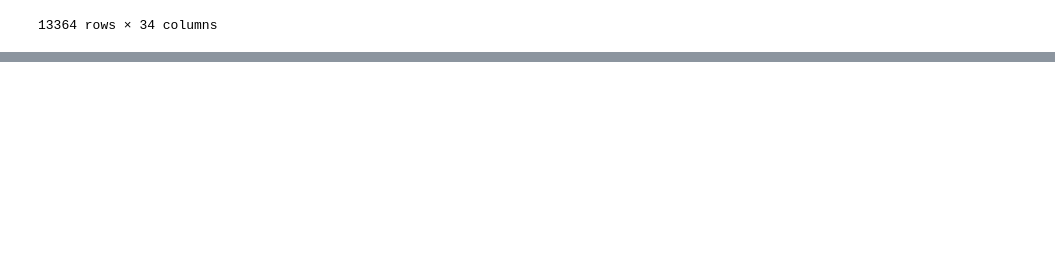
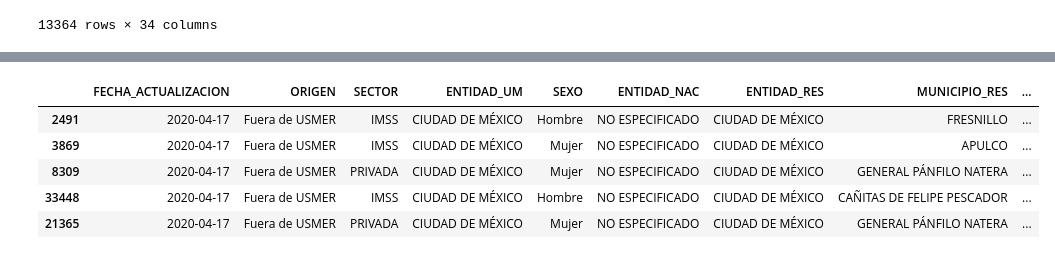
Before and after one commit to Monica-mcm/COVID_19_Analysis_Mexico_Project, a Jupyter notebook: COVID19MEX_CLEAN.ipynb, the cells around one changed output, grey strips where cells are left out. Drawn from its saved outputs; the diff is of its cells as text; code cells hidden in the pictures; blank space fills up the shorter version.

```diff
--- a/COVID19MEX_CLEAN.ipynb
+++ b/COVID19MEX_CLEAN.ipynb
@@ -177,6 +161,7 @@ UCI                            object
 dtype: object
 # %%
 sorted_df=covid19_df.sort_values(by='FECHA_INGRESO',ascending=True)
+pd.set_option('display.max_columns', None)
 sorted_df
 # %% [output]
 |  | FECHA_ACTUALIZACION | ORIGEN | SECTOR | ENTIDAD_UM | SEXO | ENTIDAD_NAC | ENTIDAD_RES | MUNICIPIO_RES | ... |
@@ -276,3 +261,12 @@ sorted_df.loc[(sorted_df["RESULTADO"]=="Resultado pendiente")|(sorted_df["RESULT
 | 33002 | 2020-04-17 | Fuera de USMER | SSA | JALISCO | Hombre | JALISCO | JALISCO | RÍO GRANDE | ... |
 | 11208 | 2020-04-17 | Fuera de USMER | IMSS | QUERÉTARO | Hombre | TAMAULIPAS | QUERÉTARO | GENERAL FRANCISCO R. MURGUÍA | ... |
 | 9868 | 2020-04-17 | Fuera de USMER | IMSS | COAHUILA DE ZARAGOZA | Hombre | PUEBLA | CIUDAD DE MÉXICO | EL PLATEADO DE JOAQUÍN AMARO | ... |
+# %%
+sorted_df.loc[sorted_df["ENTIDAD_RES"]=="CIUDAD DE MÉXICO"].head()
+# %% [output]
+|  | FECHA_ACTUALIZACION | ORIGEN | SECTOR | ENTIDAD_UM | SEXO | ENTIDAD_NAC | ENTIDAD_RES | MUNICIPIO_RES | ... |
+| 2491 | 2020-04-17 | Fuera de USMER | IMSS | CIUDAD DE MÉXICO | Hombre | NO ESPECIFICADO | CIUDAD DE MÉXICO | FRESNILLO | ... |
+| 3869 | 2020-04-17 | Fuera de USMER | IMSS | CIUDAD DE MÉXICO | Mujer | NO ESPECIFICADO | CIUDAD DE MÉXICO | APULCO | ... |
+| 8309 | 2020-04-17 | Fuera de USMER | PRIVADA | CIUDAD DE MÉXICO | Mujer | NO ESPECIFICADO | CIUDAD DE MÉXICO | GENERAL PÁNFILO NATERA | ... |
+| 33448 | 2020-04-17 | Fuera de USMER | IMSS | CIUDAD DE MÉXICO | Hombre | NO ESPECIFICADO | CIUDAD DE MÉXICO | CAÑITAS DE FELIPE PESCADOR | ... |
+| 21365 | 2020-04-17 | Fuera de USMER | PRIVADA | CIUDAD DE MÉXICO | Mujer | NO ESPECIFICADO | CIUDAD DE MÉXICO | GENERAL PÁNFILO NATERA | ... |
```
Also changed, not shown: parts of 4 cells of this notebook, 2 other files.
